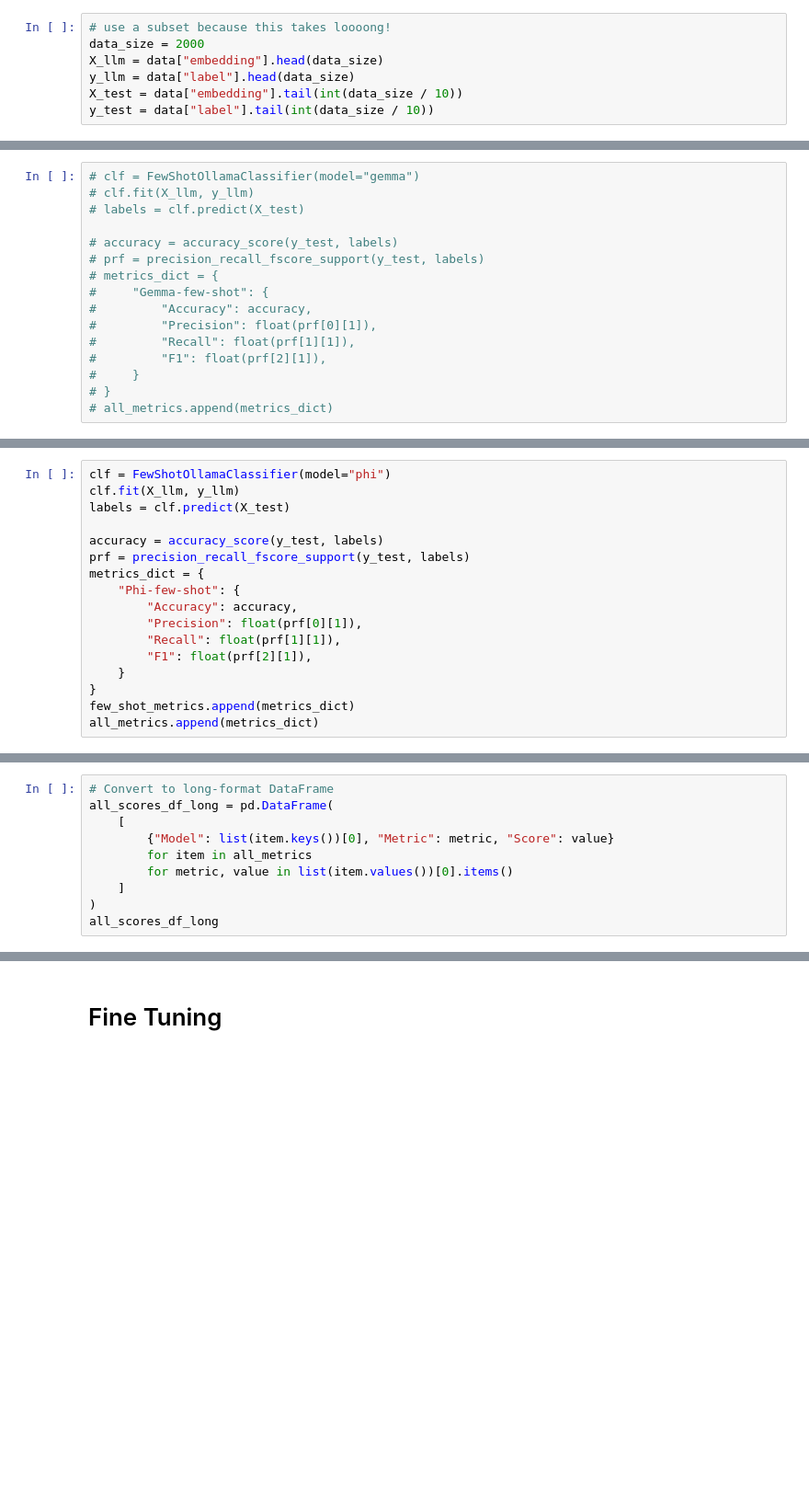
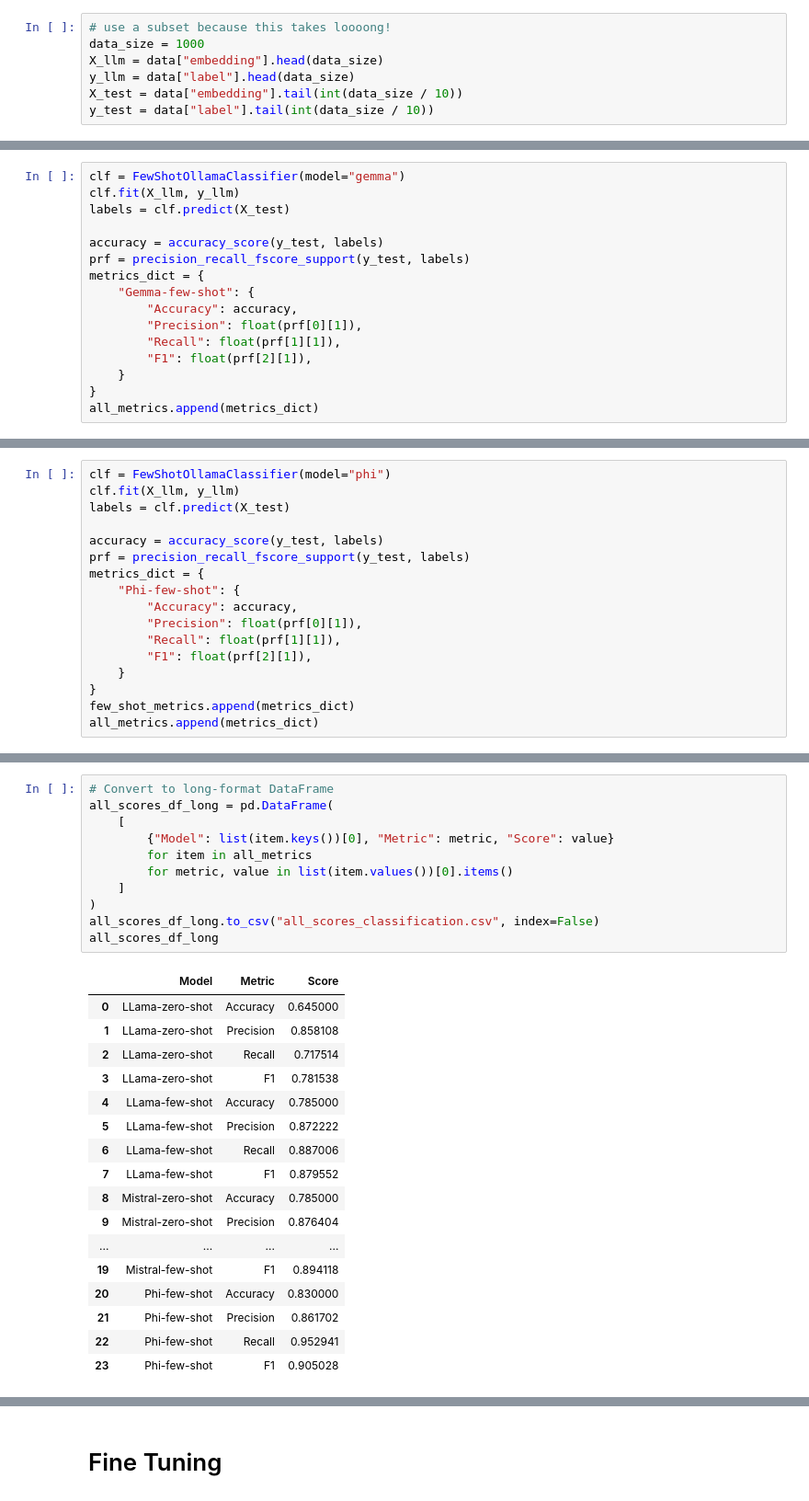
Before and after one commit to mundruid/cyberdata-mlai, a Jupyter notebook: cyberdata_mlai/classification_ai.ipynb, the cells around one changed output, grey strips where cells are left out. Shown at 92% size. Saved outputs shown, nothing was run; the diff lists cells and outputs as text; blank space fills up the shorter version.

Commit message:
adds latest code eda and classification llm comparisons

```diff
--- a/cyberdata_mlai/classification_ai.ipynb
+++ b/cyberdata_mlai/classification_ai.ipynb
@@ -67,7 +115,7 @@ downsampled_data = downsampled_data.sample(frac=1, random_state=42)
 # Now downsampled_data contains your downsampled dataset
 # %%
 # use a subset because this takes loooong!
-data_size = 2000
+data_size = 1000
 X_llm = data["embedding"].head(data_size)
 y_llm = data["label"].head(data_size)
 X_test = data["embedding"].tail(int(data_size / 10))
@@ -285,18 +412,18 @@ metrics_dict = {
 }
 zero_shot_metrics.append(metrics_dict)
 # %%
-# clf = FewShotOllamaClassifier(model="gemma")
-# clf.fit(X_llm, y_llm)
-# labels = clf.predict(X_test)
+clf = FewShotOllamaClassifier(model="gemma")
+clf.fit(X_llm, y_llm)
+labels = clf.predict(X_test)
 
-# accuracy = accuracy_score(y_test, labels)
-# prf = precision_recall_fscore_support(y_test, labels)
-# metrics_dict = {
-#     "Gemma-few-shot": {
-#         "Accuracy": accuracy,
-#         "Precision": float(prf[0][1]),
-#         "Recall": float(prf[1][1]),
-#         "F1": float(prf[2][1]),
-#     }
-# }
-# all_metrics.append(metrics_dict)
+accuracy = accuracy_score(y_test, labels)
+prf = precision_recall_fscore_support(y_test, labels)
+metrics_dict = {
+    "Gemma-few-shot": {
+        "Accuracy": accuracy,
+        "Precision": float(prf[0][1]),
+        "Recall": float(prf[1][1]),
+        "F1": float(prf[2][1]),
+    }
+}
+all_metrics.append(metrics_dict)
@@ -339,13 +486,32 @@ all_metrics
 # %%
 # Convert to long-format DataFrame
 all_scores_df_long = pd.DataFrame(
     [
         {"Model": list(item.keys())[0], "Metric": metric, "Score": value}
         for item in all_metrics
         for metric, value in list(item.values())[0].items()
     ]
 )
+all_scores_df_long.to_csv("all_scores_classification.csv", index=False)
 all_scores_df_long
+# %% [output]
+|  | Model | Metric | Score |
+| 0 | LLama-zero-shot | Accuracy | 0.645000 |
+| 1 | LLama-zero-shot | Precision | 0.858108 |
+| 2 | LLama-zero-shot | Recall | 0.717514 |
+| 3 | LLama-zero-shot | F1 | 0.781538 |
+| 4 | LLama-few-shot | Accuracy | 0.785000 |
+| 5 | LLama-few-shot | Precision | 0.872222 |
+| 6 | LLama-few-shot | Recall | 0.887006 |
+| 7 | LLama-few-shot | F1 | 0.879552 |
+| 8 | Mistral-zero-shot | Accuracy | 0.785000 |
+| 9 | Mistral-zero-shot | Precision | 0.876404 |
+| ... | ... | ... | ... |
+| 19 | Mistral-few-shot | F1 | 0.894118 |
+| 20 | Phi-few-shot | Accuracy | 0.830000 |
+| 21 | Phi-few-shot | Precision | 0.861702 |
+| 22 | Phi-few-shot | Recall | 0.952941 |
+| 23 | Phi-few-shot | F1 | 0.905028 |
 # %%
 import matplotlib.pyplot as plt
 import seaborn as sns
```
Also changed, not shown: parts of 20 cells of this notebook, 1 other file.
